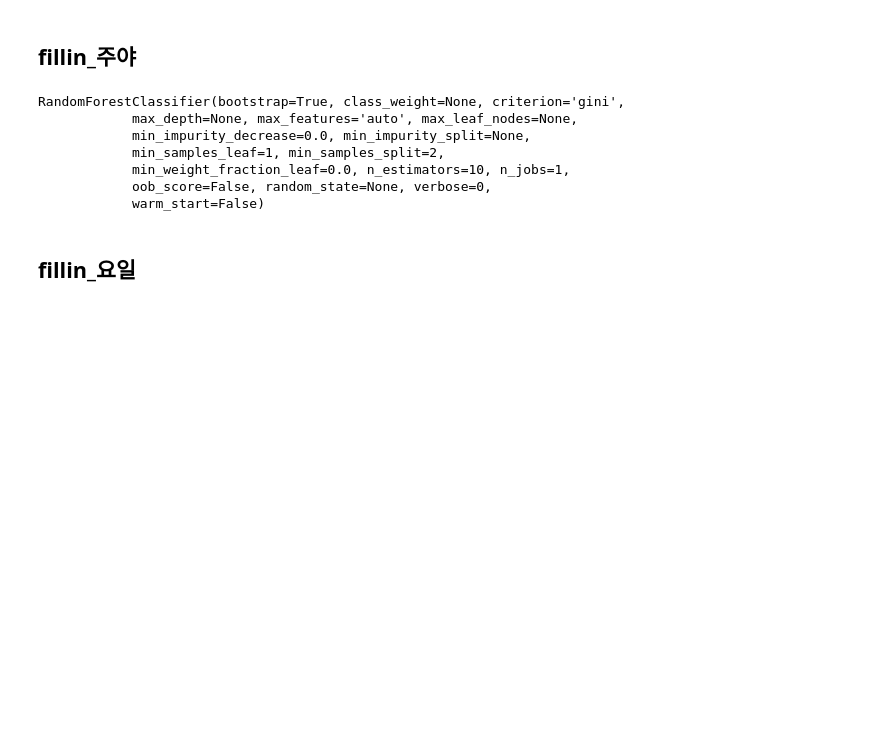
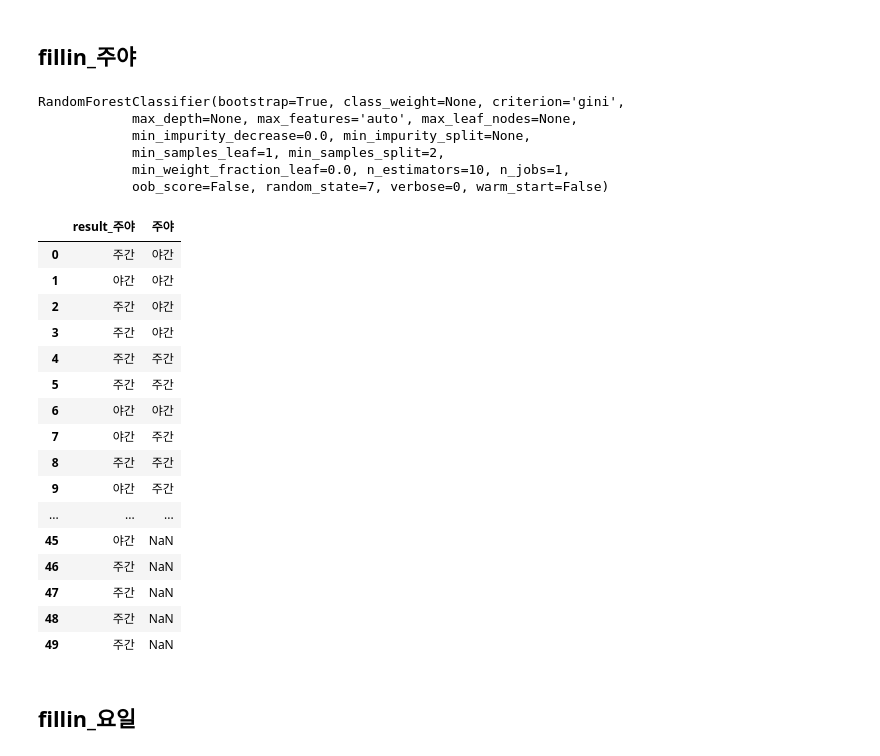
Before and after one commit to willthd/Data-Science, a Jupyter notebook: dataChallenge/dataChellenge.ipynb, the cells around one changed output. Cells and saved outputs as stored; diff of their text form; code cells hidden in the pictures; blank space fills up the shorter version.

```diff
--- a/dataChallenge/dataChellenge.ipynb
+++ b/dataChallenge/dataChellenge.ipynb
@@ -78,17 +78,11 @@ test.loc[test["사고유형_대분류"].isnull(), "사고유형_대분류"] = te
 # %%
 # feature columns : 도로형태
 # %%
-train["도로형태_단일로"] = train["도로형태"].str.contains("단일로")
-train["도로형태_교차로"] = train["도로형태"].str.contains("교차로")
+train["도로형태_단일로"] = train["도로형태"] == "교차로내"
+train["도로형태_교차로"] = train["도로형태"] == "기타단일로"
 
-test["도로형태_단일로"] = test["도로형태"].str.contains("단일로")
-test["도로형태_교차로"] = test["도로형태"].str.contains("교차로")
+test["도로형태_단일로"] = test["도로형태"] == "교차로내"
+test["도로형태_교차로"] = test["도로형태"] == "기타단일로"
-# %%
-train.loc[train["도로형태_단일로"].isnull(), "도로형태_단일로"] = False
-train.loc[train["도로형태_교차로"].isnull(), "도로형태_교차로"] = False
-
-test.loc[test["도로형태_단일로"].isnull(), "도로형태_단일로"] = False
-test.loc[test["도로형태_교차로"].isnull(), "도로형태_교차로"] = False
 # %%
 feature_names = ["도로형태_단일로", "도로형태_교차로"]
 label_name = "도로형태_대분류"
@@ -566,12 +562,30 @@ RandomForestClassifier(bootstrap=True, class_weight=None, criterion='gini',
             min_impurity_decrease=0.0, min_impurity_split=None,
             min_samples_leaf=1, min_samples_split=2,
             min_weight_fraction_leaf=0.0, n_estimators=10, n_jobs=1,
-            oob_score=False, random_state=None, verbose=0,
-            warm_start=False)
+            oob_score=False, random_state=7, verbose=0, warm_start=False)
 # %%
 predictions = model.predict(X_test)
 test["result_주야"] = predictions
-test.loc[test["주야"].isnull(), "주야"] = test["result_주야"]
+#test.loc[test["주야"].isnull(), "주야"] = test["result_주야"]
+test[["result_주야", "주야"]]
+# %% [output]
+|  | result_주야 | 주야 |
+| 0 | 주간 | 야간 |
+| 1 | 야간 | 야간 |
+| 2 | 주간 | 야간 |
+| 3 | 주간 | 야간 |
+| 4 | 주간 | 주간 |
+| 5 | 주간 | 주간 |
+| 6 | 야간 | 야간 |
+| 7 | 야간 | 주간 |
+| 8 | 주간 | 주간 |
+| 9 | 야간 | 주간 |
+| ... | ... | ... |
+| 45 | 야간 | NaN |
+| 46 | 주간 | NaN |
+| 47 | 주간 | NaN |
+| 48 | 주간 | NaN |
+| 49 | 주간 | NaN |
 # %% [markdown]
 ## fillin_요일
 # %%
```
Also changed, not shown: parts of 40 cells of this notebook.
